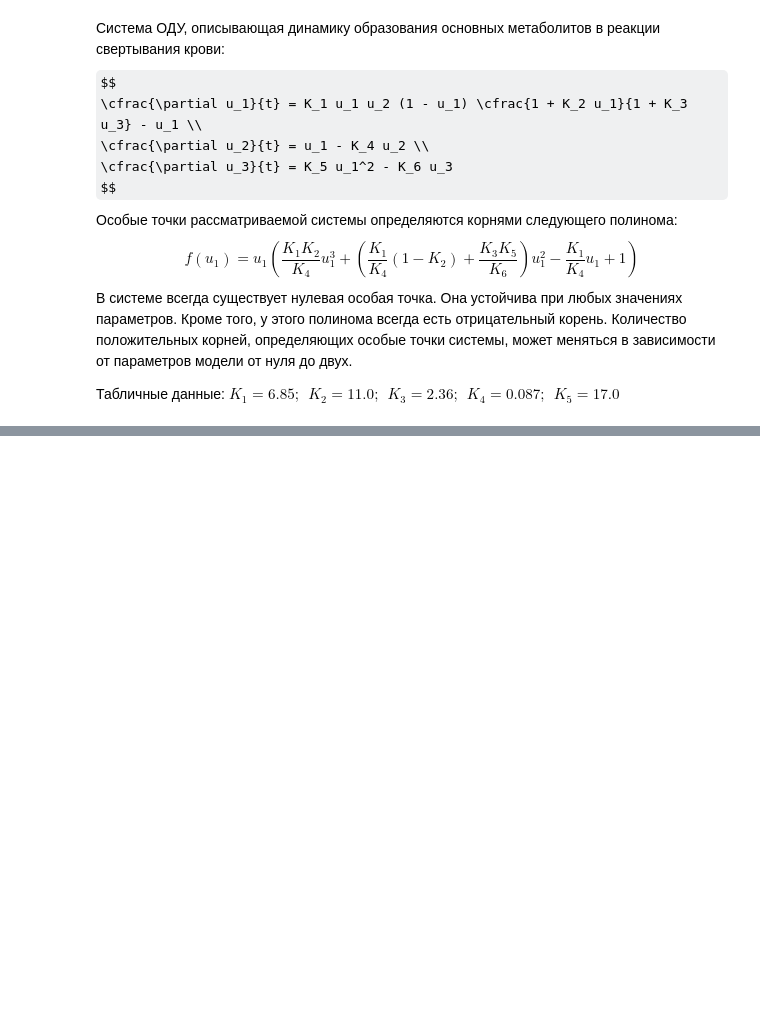
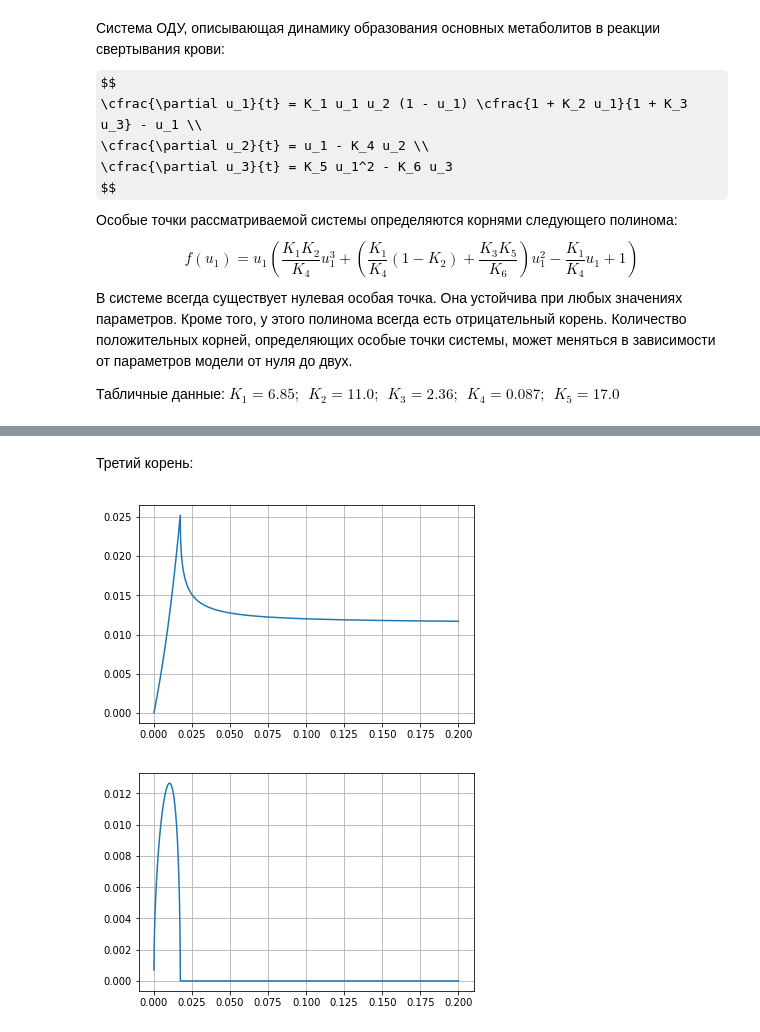
Before and after one commit to alekseik1/calc_math-labs, a Jupyter notebook: main.ipynb, the cells around one changed output, grey strips where cells are left out. Saved outputs shown, nothing was run; the diff lists cells and outputs as text; code cells hidden in the pictures; some formulas as TeX source; blank space fills up the shorter version.

```diff
--- a/main.ipynb
+++ b/main.ipynb
@@ -419,0 +457,9 @@ NameError: name 'plot_lines' is not defined
+# %% [markdown]
+Третий корень:
+# %%
+from utils.plot_helpers import plot_lines
+plot_lines( (k6_range, dots_real[:,2]))
+plot_lines( (k6_range, dots_im[:,2]))
+# %% [output]
+[figure, added]
+[figure, added]
```
Also changed, not shown: parts of 19 cells of this notebook.
